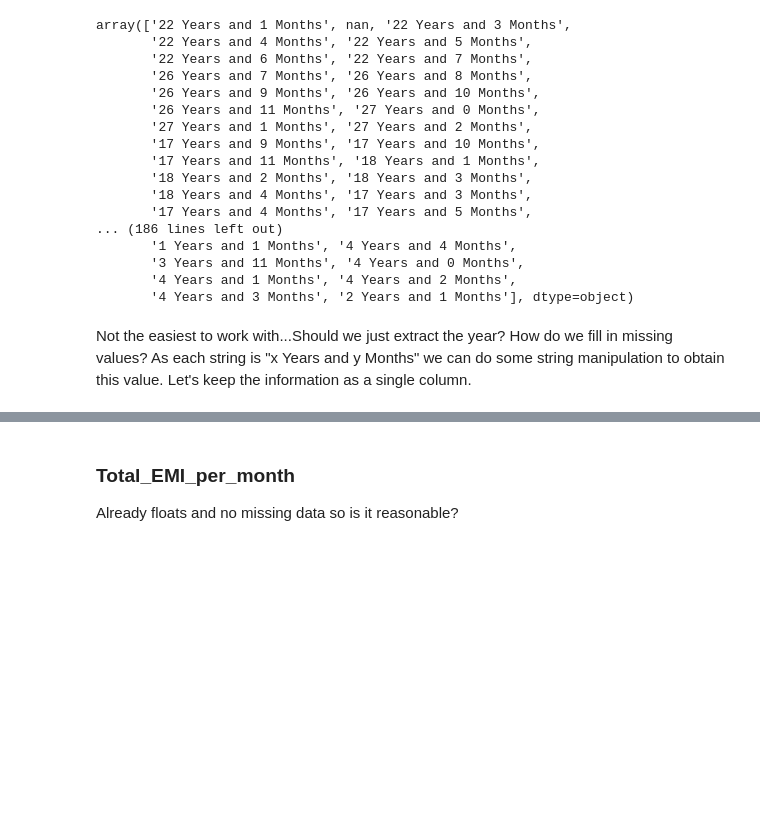
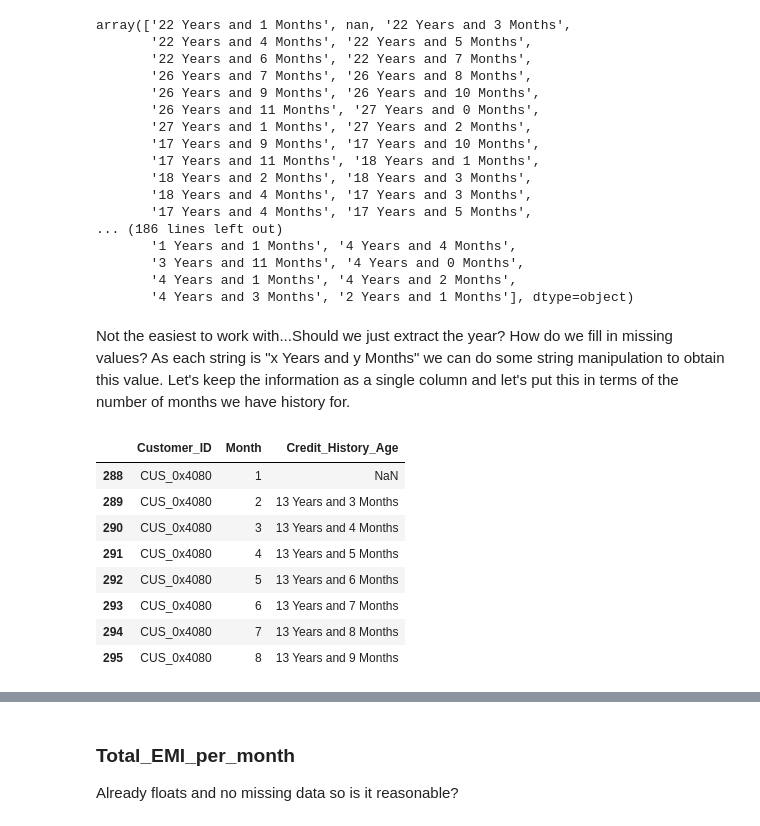
Before and after one commit to jackhenshaw/creditScore, a Jupyter notebook: credit_score.ipynb, the cells around one changed output, grey strips where cells are left out. Cells and saved outputs as stored; diff of their text form; code cells hidden in the pictures; blank space fills up the shorter version.

```diff
--- a/credit_score.ipynb
+++ b/credit_score.ipynb
@@ -965,5 +967,17 @@ array(['22 Years and 1 Months', nan, '22 Years and 3 Months',
        '4 Years and 3 Months', '2 Years and 1 Months'], dtype=object)
 # %% [markdown]
 Not the easiest to work with...Should we just extract the year? How do we fill in missing values?
-As each string is "x Years and y Months" we can do some string manipulation to obtain this value. Let's keep the information as a single column.
+As each string is "x Years and y Months" we can do some string manipulation to obtain this value. Let's keep the information as a single column and let's put this in terms of the number of months we have history for.
+# %%
+df_train[df_train['Customer_ID'] == "CUS_0x4080"][['Customer_ID', 'Month','Credit_History_Age']]
+# %% [output]
+|  | Customer_ID | Month | Credit_History_Age |
+| 288 | CUS_0x4080 | 1 | NaN |
+| 289 | CUS_0x4080 | 2 | 13 Years and 3 Months |
+| 290 | CUS_0x4080 | 3 | 13 Years and 4 Months |
+| 291 | CUS_0x4080 | 4 | 13 Years and 5 Months |
+| 292 | CUS_0x4080 | 5 | 13 Years and 6 Months |
+| 293 | CUS_0x4080 | 6 | 13 Years and 7 Months |
+| 294 | CUS_0x4080 | 7 | 13 Years and 8 Months |
+| 295 | CUS_0x4080 | 8 | 13 Years and 9 Months |
 # %%
```
Also changed, not shown: parts of 61 cells of this notebook.
